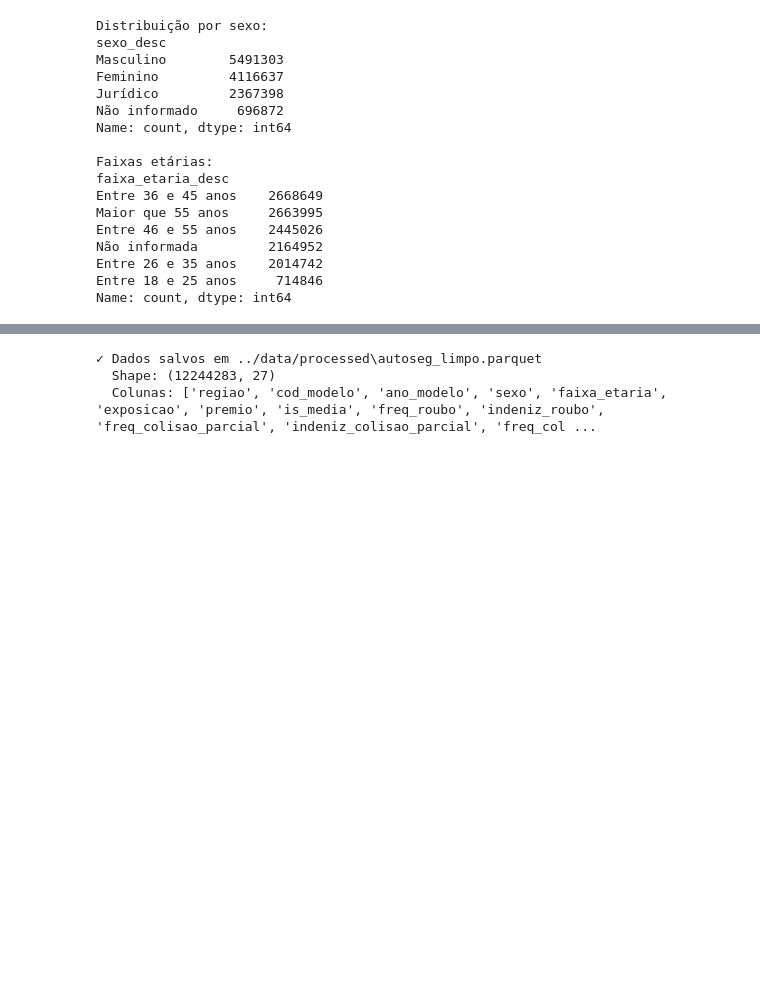
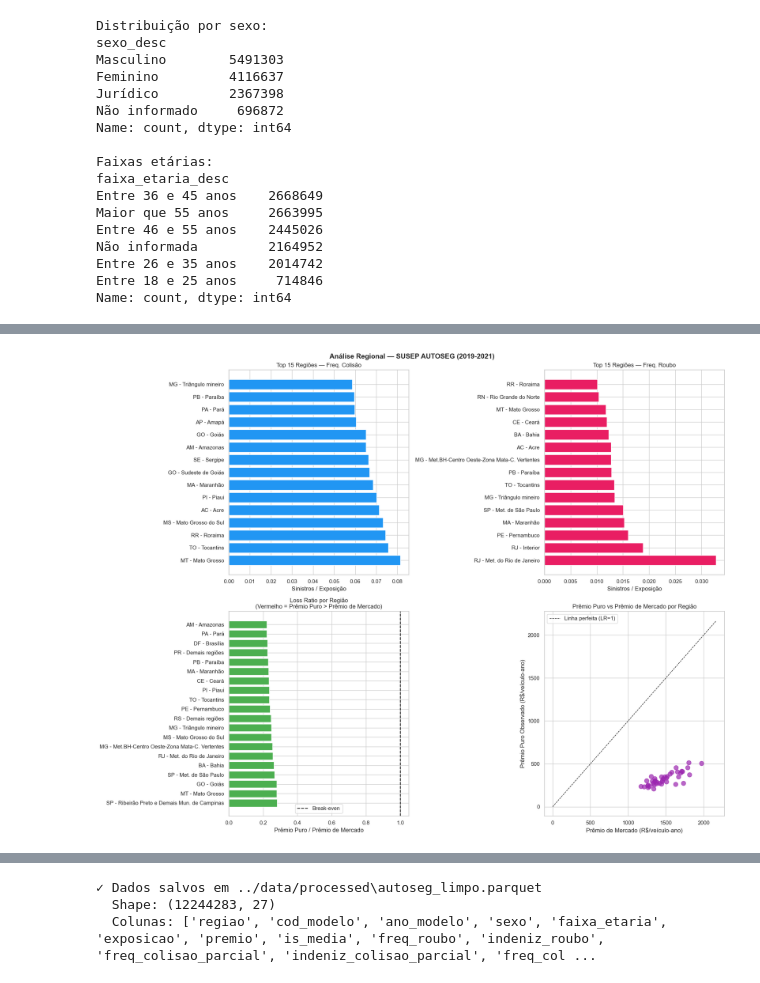
Before and after one commit to arthurpmotta02/insurance-pricing-susep, a Jupyter notebook: notebooks/01_eda.ipynb, the cells around one changed output, grey strips where cells are left out. Drawn from its saved outputs; the diff is of its cells as text; code cells hidden in the pictures; blank space fills up the shorter version.

```diff
--- a/notebooks/01_eda.ipynb
+++ b/notebooks/01_eda.ipynb
@@ -311,0 +426,83 @@ Figura salva.
+# %%
+# ============================================================
+# 8. VISUALIZAÇÃO — ANÁLISE REGIONAL
+# ============================================================
+
+reg_path = os.path.join(RAW_PATH, 'Autoseg2021A', 'auto_reg.csv')
+df_reg   = pd.read_csv(reg_path, sep=';', encoding='latin-1')
+df_reg.columns = df_reg.columns.str.strip()
+df_reg['codigo']      = df_reg[df_reg.columns[0]].astype(str).str.strip().str.zfill(2)
+df_reg['regiao_desc'] = df_reg[df_reg.columns[1]].str.strip()
+
+# Merge de região em df_pf ANTES de recriar df_pf_lr
+df_pf['regiao_cod'] = df_pf['regiao'].astype(str).str.strip().str.zfill(2)
+df_pf = df_pf.merge(df_reg[['codigo','regiao_desc']],
+                     left_on='regiao_cod', right_on='codigo', how='left')
+
+# Recriar df_pf_lr com regiao_desc incluída
+df_pf_lr = df_pf[df_pf['exposicao'] >= 1.0].copy()
+df_pf_lr['loss_ratio'] = np.where(
+    df_pf_lr['premio_rel'] > 0,
+    df_pf_lr['pp_total'] / df_pf_lr['premio_rel'],
+    np.nan
+)
+df_pf_lr = df_pf_lr[df_pf_lr['loss_ratio'] <= 5].copy()
+
+reg_agg = df_pf_lr.groupby('regiao_desc').agg(
+    exposicao=('exposicao', 'sum'),
+    freq_colisao=('freq_colisao_rel', 'mean'),
+    freq_roubo=('freq_roubo_rel', 'mean'),
+    freq_incendio=('freq_incendio_rel', 'mean'),
+    sev_colisao=('sev_colisao', 'mean'),
+    sev_roubo=('sev_roubo', 'mean'),
+    pp_total=('pp_total', 'mean'),
+    premio_rel=('premio_rel', 'mean'),
+    loss_ratio=('loss_ratio', 'mean')
+).dropna(subset=['freq_colisao'])
+
+fig, axes = plt.subplots(2, 2, figsize=(18, 14))
+fig.suptitle('Análise Regional — SUSEP AUTOSEG (2019-2021)',
+             fontsize=14, fontweight='bold')
+
+# 1. Top 15 regiões por frequência de colisão
+ax1 = axes[0, 0]
+top_col = reg_agg['freq_colisao'].sort_values(ascending=False).head(15)
+ax1.barh(top_col.index, top_col.values, color='#2196F3')
+ax1.set_title('Top 15 Regiões — Freq. Colisão')
+ax1.set_xlabel('Sinistros / Exposição')
+
+# 2. Top 15 regiões por frequência de roubo
+ax2 = axes[0, 1]
+top_rou = reg_agg['freq_roubo'].sort_values(ascending=False).head(15)
+ax2.barh(top_rou.index, top_rou.values, color='#E91E63')
+ax2.set_title('Top 15 Regiões — Freq. Roubo')
+ax2.set_xlabel('Sinistros / Exposição')
+
+# 3. Loss ratio por região
+ax3 = axes[1, 0]
+lr = reg_agg['loss_ratio'].dropna().sort_values(ascending=False).head(20)
+colors_lr = ['#F44336' if v > 1 else '#4CAF50' for v in lr.values]
+ax3.barh(lr.index, lr.values, color=colors_lr)
+ax3.axvline(1.0, color='black', linestyle='--', linewidth=1.5, label='Break-even')
+ax3.set_title('Loss Ratio por Região\n(Vermelho = Prêmio Puro > Prêmio de Mercado)')
+ax3.set_xlabel('Prêmio Puro / Prêmio de Mercado')
+ax3.legend()
+
+# 4. Prêmio puro vs prêmio de mercado scatter
+ax4 = axes[1, 1]
+reg_plot = reg_agg[reg_agg['premio_rel'] > 0].copy()
+ax4.scatter(reg_plot['premio_rel'], reg_plot['pp_total'],
+            alpha=0.7, color='#9C27B0', s=80)
+max_val = max(reg_plot['premio_rel'].max(), reg_plot['pp_total'].max()) * 1.1
+ax4.plot([0, max_val], [0, max_val], 'k--', linewidth=1, label='Linha perfeita (LR=1)')
+ax4.set_xlabel('Prêmio de Mercado (R$/veículo-ano)')
+ax4.set_ylabel('Prêmio Puro Observado (R$/veículo-ano)')
+ax4.set_title('Prêmio Puro vs Prêmio de Mercado por Região')
+ax4.legend()
+
+plt.tight_layout()
+plt.savefig(os.path.join(FIGURES_PATH, '01_eda_regional.png'), dpi=150, bbox_inches='tight')
+plt.show()
+print("Figura salva: 01_eda_regional.png")
+# %% [output]
+[figure, added]
```
Also changed, not shown: parts of 13 cells of this notebook, 6 other files.
